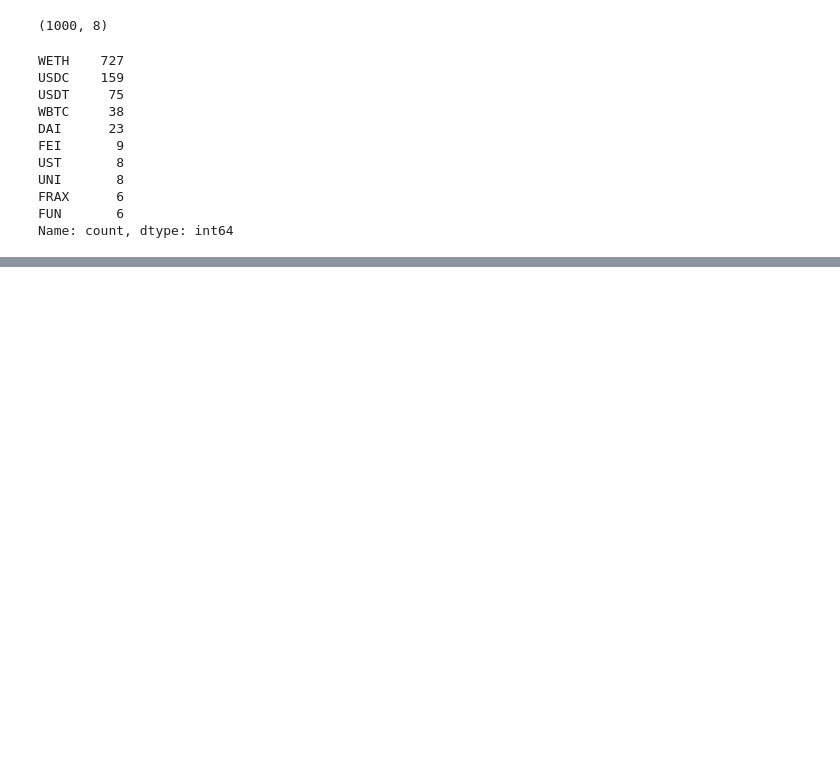
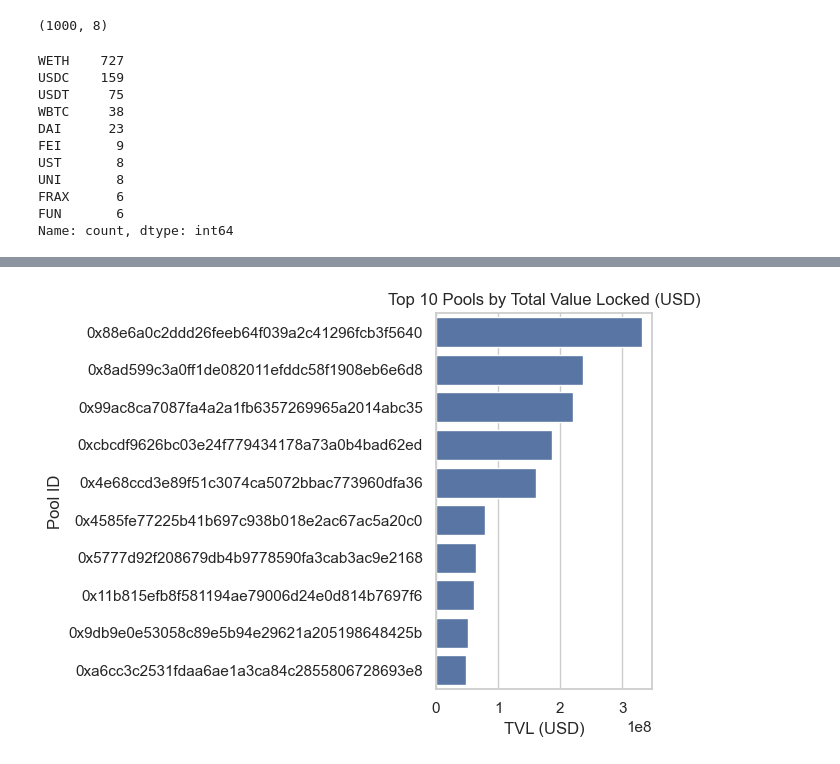
Before and after one commit to harshit4311/Fetch-Uniswap-Data, a Jupyter notebook: code/fetch_data.ipynb, the cells around one changed output, grey strips where cells are left out. Cells and saved outputs as stored; diff of their text form; code cells hidden in the pictures; blank space fills up the shorter version.

```diff
--- a/code/fetch_data.ipynb
+++ b/code/fetch_data.ipynb
@@ -111,0 +155,10 @@ Name: count, dtype: int64
+# %%
+top_liquidity = df.sort_values("totalValueLockedUSD", ascending=False).head(10)
+sns.barplot(x="totalValueLockedUSD", y="id", data=top_liquidity)
+plt.title("Top 10 Pools by Total Value Locked (USD)")
+plt.xlabel("TVL (USD)")
+plt.ylabel("Pool ID")
+plt.tight_layout()
+plt.show()
+# %% [output]
+[figure, added]
```
Also changed, not shown: parts of 16 cells of this notebook, 1 other file.
